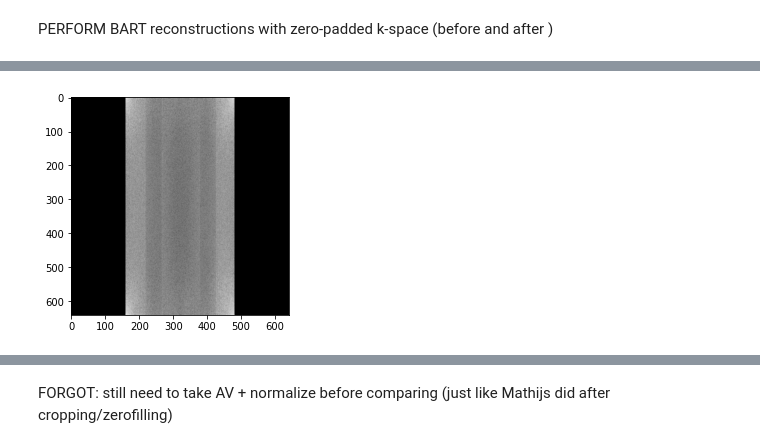
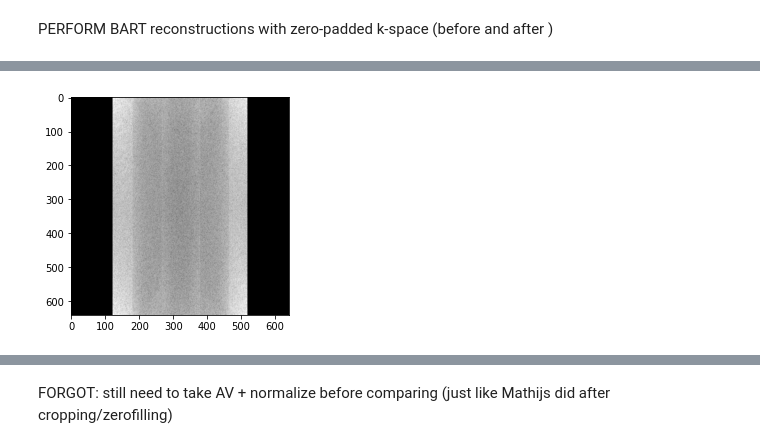
Before and after one commit to AlexSlock/fastMRI-hybrid-modelling, a Jupyter notebook: CSUNet/PreprocessingCode/preprocessing_tests.ipynb, the cells around one changed output, grey strips where cells are left out. Saved outputs shown, nothing was run; the diff lists cells and outputs as text; code cells hidden in the pictures.

Commit message:
add cropping possibilities for (768, 396)

```diff
--- a/CSUNet/PreprocessingCode/preprocessing_tests.ipynb
+++ b/CSUNet/PreprocessingCode/preprocessing_tests.ipynb
@@ -229,3 +250,6 @@ hf = h5py.File(os.path.join(train_path, file_name), 'r')
+# %%
+file_name = "file_brain_AXT2_200_6002214.h5"
+hf = h5py.File(os.path.join(train_path, file_name), 'r')
 # %% [markdown]
 Get k-space + create masked_versions of k-space
 # %%
@@ -323,6 +349,7 @@ PERFORM BART reconstructions with zero-padded k-space (before and after )
 import bart
 import numpy as np
 import time
+import torch
 from scipy.fft import ifft2, fft2
 
 def estimate_sensitivity_maps(kspace):
@@ -370,29 +397,55 @@ def zero_pad_kspace(kspace, target_size):
     Zero-pad k-space to achieve sinc interpolation in image domain
 
     Args:
-        kspace (numpy.array): K-space data of shape (num_coils, rows, cols)
+        kspace (numpy.array): K-space data (can be 2D or 3D with num_coils)
         target_size (tuple): Target size (rows, cols)
 
     Returns:
-        padded_kspace (numpy.array): Zero-padded k-space
+        kspace_padded (numpy.array): Zero-padded k-space
     """
-    num_coils, rows, cols = kspace.shape
+    is_3d = len(kspace.shape) == 3  # Check if num_coils dimension exists
+    if not is_3d:
+        kspace = kspace[np.newaxis, ...]  # Add dummy coil dimension
+
+    rows, cols = kspace.shape[-2], kspace.shape[-1]
     target_rows, target_cols = target_size
 
-    # Calculate padding sizes
-    pad_rows = target_rows - rows
-    pad_cols = target_cols - cols
+    # Convert k-space to fastMRI expected format (real, imag) -> shape (num_coils, rows, cols, 2)
+    kspace_tensor = T.to_tensor(kspace)
 
-    pad_top = pad_rows // 2
-    pad_bottom = pad_rows - pad_top
-    pad_left = pad_cols // 2
-    pad_right = pad_cols - pad_left
+     # Handle cropping if the size is too large
+    if rows > target_rows and cols > target_cols:
+        kspace_tensor = T.complex_center_crop(kspace_tensor, target_size)
+        rows = target_rows
+        cols = target_cols
 
-    # Apply zero padding
-    padded_kspace = np.pad(kspace, ((0, 0), (pad_top, pad_bottom), (pad_left, pad_right)),
-                          mode='constant', constant_values=0)
+     # if only 1 dimension is too large, crop that dimension
+    if rows > target_rows:
+        kspace_tensor = T.complex_center_crop(kspace_tensor, (target_rows, cols))
+        rows = target_rows
 
-    return padded_kspace
+    if cols > target_cols:
+        kspace_tensor = T.complex_center_crop(kspace_tensor, (rows, target_cols))
+        cols = target_cols
+
+    # Handle zero-padding if the size is too small
+    if rows < target_rows or cols < target_cols:
+        pad_rows = target_rows - rows
+        pad_cols = target_cols - cols
+
+        pad_top = pad_rows // 2
+        pad_bottom = pad_rows - pad_top
+        pad_left = pad_cols // 2
+        pad_right = pad_cols - pad_left
+
+        # Apply zero padding to 3D array
+        kspace_tensor = torch.nn.functional.pad(
+            kspace_tensor, (0, 0, pad_left, pad_right, pad_top, pad_bottom)
+        )
+
+    kspace_padded = T.tensor_to_complex_np(kspace_tensor)
+    print(kspace_padded.shape)
+    return kspace_padded if is_3d else kspace_padded[0]  # Remove dummy coil dimension if needed
 
 def image_domain_zero_pad(image, target_size):
     """
@@ -408,31 +461,14 @@ def image_domain_zero_pad(image, target_size):
     # Convert to k-space
     kspace = fft2(image)
 
-    # Zero pad k-space
-        # padded_kspace = zero_pad_kspace(kspace, target_size)
-        # WRONG can't use this since kspace now no longer has 'num_coils' but only (rows, cols) as values => need to adapt so it unpacks only 2 values
-    # Get current dimensions
-    rows, cols = kspace.shape
-    target_rows, target_cols = target_size
-
-    # Calculate padding sizes
-    pad_rows = target_rows - rows
-    pad_cols = target_cols - cols
-
-    pad_top = pad_rows // 2
-    pad_bottom = pad_rows - pad_top
-    pad_left = pad_cols // 2
-    pad_right = pad_cols - pad_left
-
-    # Apply zero padding to 2D array
-    padded_kspace = np.pad(kspace, ((pad_top, pad_bottom), (pad_left, pad_right)),
-                            mode='constant', constant_values=0)
+    # Zero-pad or crop k-space
+    adjusted_kspace = zero_pad_kspace(kspace, target_size)
 
     #plt.imshow(padded_kspace, cmap='gray')
-    plt.imshow(np.log(1e-7 + np.abs(padded_kspace)), cmap='gray')
+    plt.imshow(np.log(1e-7 + np.abs(adjusted_kspace)), cmap='gray')
 
     # Convert back to image domain
-    interpolated_image = ifft2(padded_kspace)
+    interpolated_image = ifft2(adjusted_kspace)
 
     return interpolated_image
 
@@ -508,4 +547,4 @@ Max absolute difference between methods: 0.00028810391086153686
-[figure, old version]
+[figure, new version]
 # %%
 # Method 3: Original reconstruction (no zero padding)
 print("\nMethod 3: Original reconstruction (no zero padding)")
```
Also changed, not shown: parts of 12 cells of this notebook, 1 other file.
